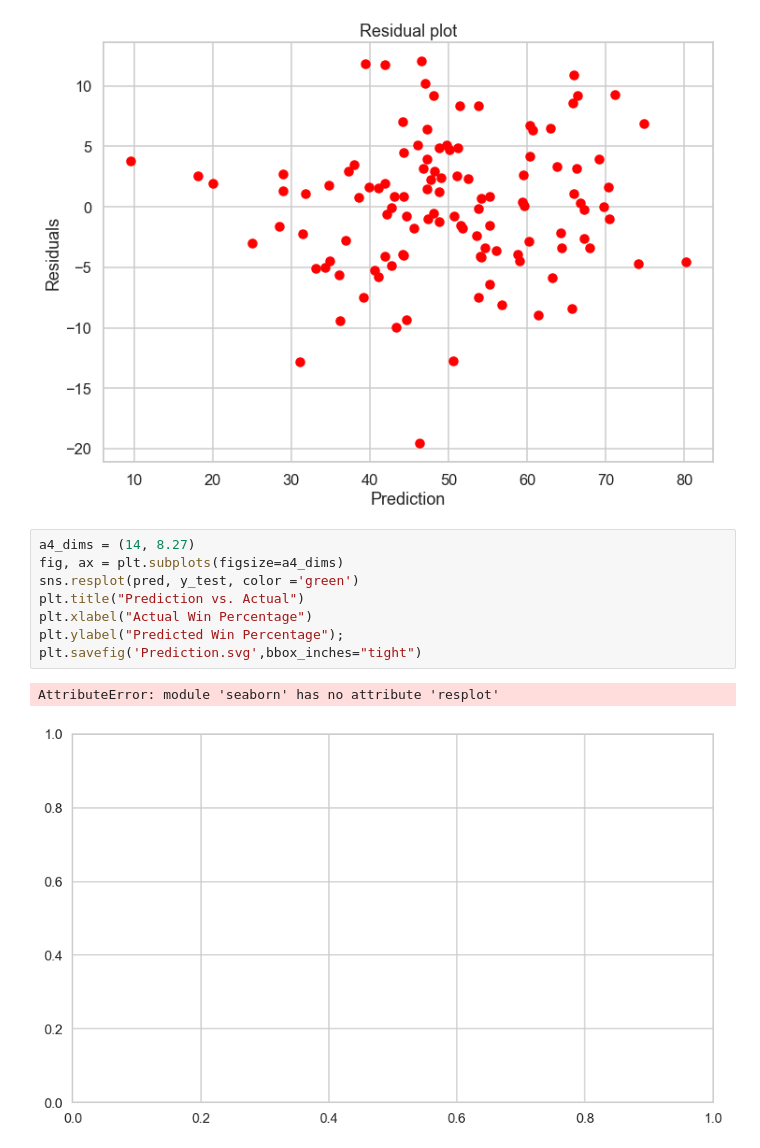
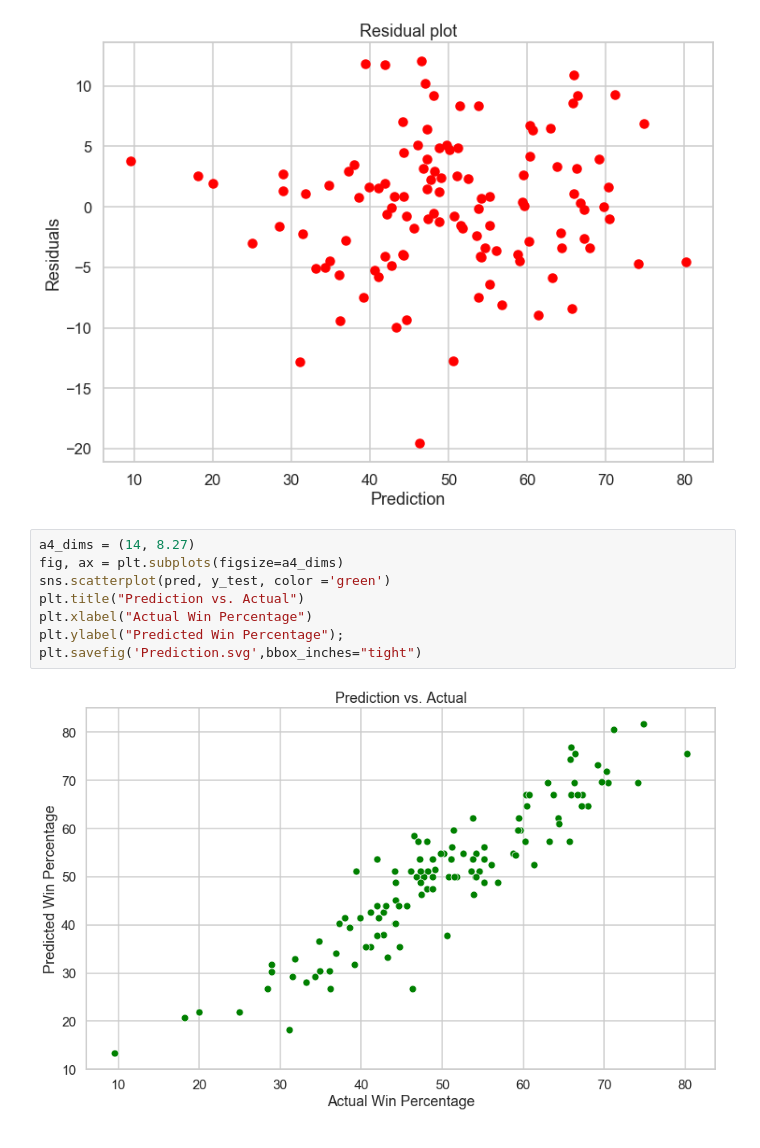
Before and after one commit to yeewill/project_2_webScrapeRegression, a Jupyter notebook: 04 Modeling.ipynb, the cells around one changed output. Drawn from its saved outputs; the diff is of its cells as text.

```diff
--- a/04 Modeling.ipynb
+++ b/04 Modeling.ipynb
@@ -106,14 +110,13 @@ plt.savefig('Residual Plot.svg',bbox_inches="tight")
 # %%
 a4_dims = (14, 8.27)
 fig, ax = plt.subplots(figsize=a4_dims)
-sns.resplot(pred, y_test, color ='green')
+sns.scatterplot(pred, y_test, color ='green')
 plt.title("Prediction vs. Actual")
 plt.xlabel("Actual Win Percentage")
 plt.ylabel("Predicted Win Percentage");
 plt.savefig('Prediction.svg',bbox_inches="tight")
 # %% [output]
-AttributeError: module 'seaborn' has no attribute 'resplot'
-[figure, old version]
+[figure, new version]
 # %%
 a4_dims = (11.7, 8.27)
 fig, ax = plt.subplots(figsize=a4_dims)
```
Also changed, not shown: parts of 6 cells of this notebook, 7 other files.
